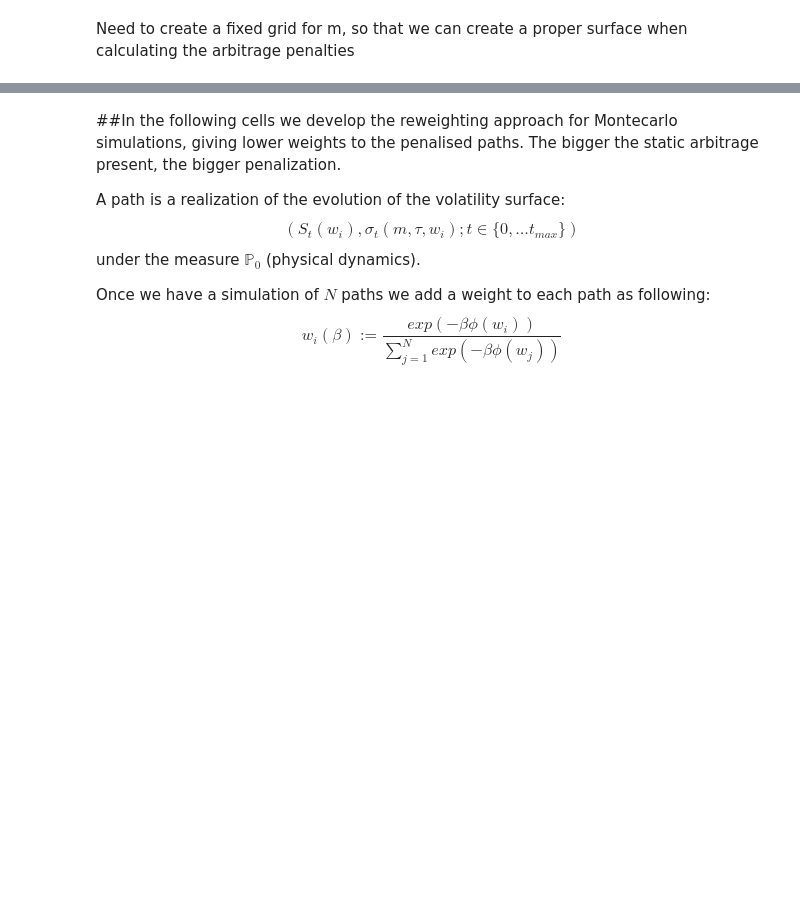
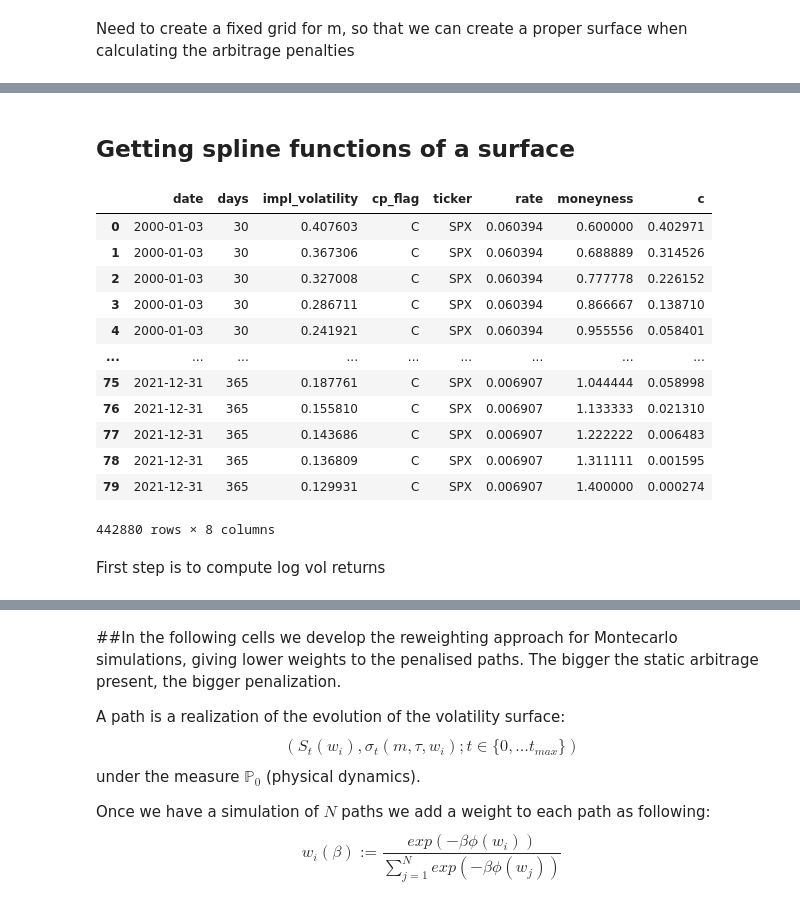
Before and after one commit to DavidMal101/Topics-in-Quant-Finance, a Jupyter notebook: Topics in Quant Finance.ipynb, the cells around one changed output, grey strips where cells are left out. Saved outputs shown, nothing was run; the diff lists cells and outputs as text; code cells hidden in the pictures; blank space fills up the shorter version.

Commit message:
Added part of the basis function calculation

```diff
--- a/Topics in Quant Finance.ipynb
+++ b/Topics in Quant Finance.ipynb
@@ -463,0 +461,20 @@ See the caveats in the documentation: https://pandas.pydata.org/pandas-docs/stab
+# %% [markdown]
+## Getting spline functions of a surface
+# %%
+interp_implvol_df
+# %% [output]
+|  | date | days | impl_volatility | cp_flag | ticker | rate | moneyness | c |
+| 0 | 2000-01-03 | 30 | 0.407603 | C | SPX | 0.060394 | 0.600000 | 0.402971 |
+| 1 | 2000-01-03 | 30 | 0.367306 | C | SPX | 0.060394 | 0.688889 | 0.314526 |
+| 2 | 2000-01-03 | 30 | 0.327008 | C | SPX | 0.060394 | 0.777778 | 0.226152 |
+| 3 | 2000-01-03 | 30 | 0.286711 | C | SPX | 0.060394 | 0.866667 | 0.138710 |
+| 4 | 2000-01-03 | 30 | 0.241921 | C | SPX | 0.060394 | 0.955556 | 0.058401 |
+| ... | ... | ... | ... | ... | ... | ... | ... | ... |
+| 75 | 2021-12-31 | 365 | 0.187761 | C | SPX | 0.006907 | 1.044444 | 0.058998 |
+| 76 | 2021-12-31 | 365 | 0.155810 | C | SPX | 0.006907 | 1.133333 | 0.021310 |
+| 77 | 2021-12-31 | 365 | 0.143686 | C | SPX | 0.006907 | 1.222222 | 0.006483 |
+| 78 | 2021-12-31 | 365 | 0.136809 | C | SPX | 0.006907 | 1.311111 | 0.001595 |
+| 79 | 2021-12-31 | 365 | 0.129931 | C | SPX | 0.006907 | 1.400000 | 0.000274 |
+442880 rows × 8 columns
+# %% [markdown]
+First step is to compute log vol returns
```
Also changed, not shown: parts of 11 cells of this notebook.
